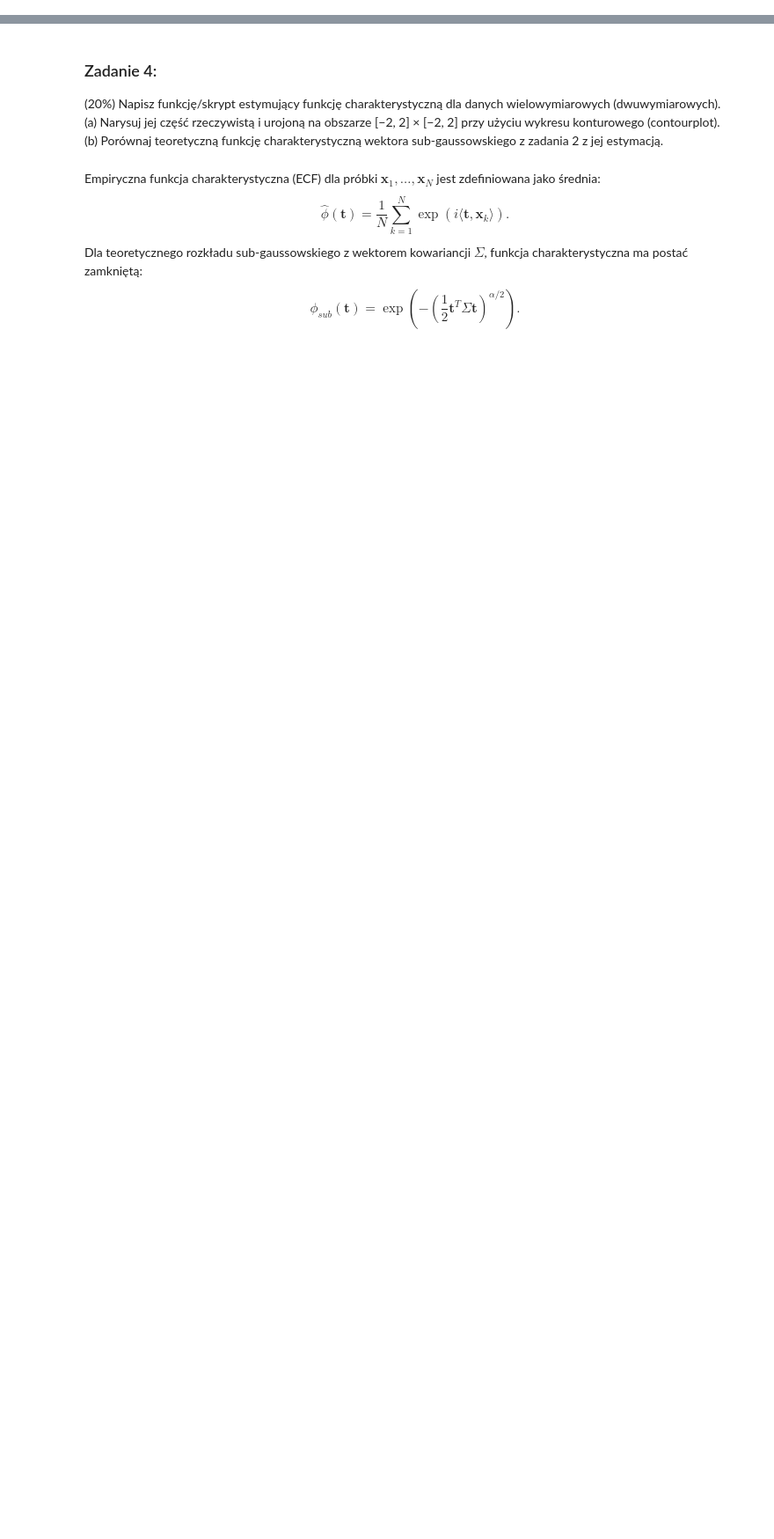
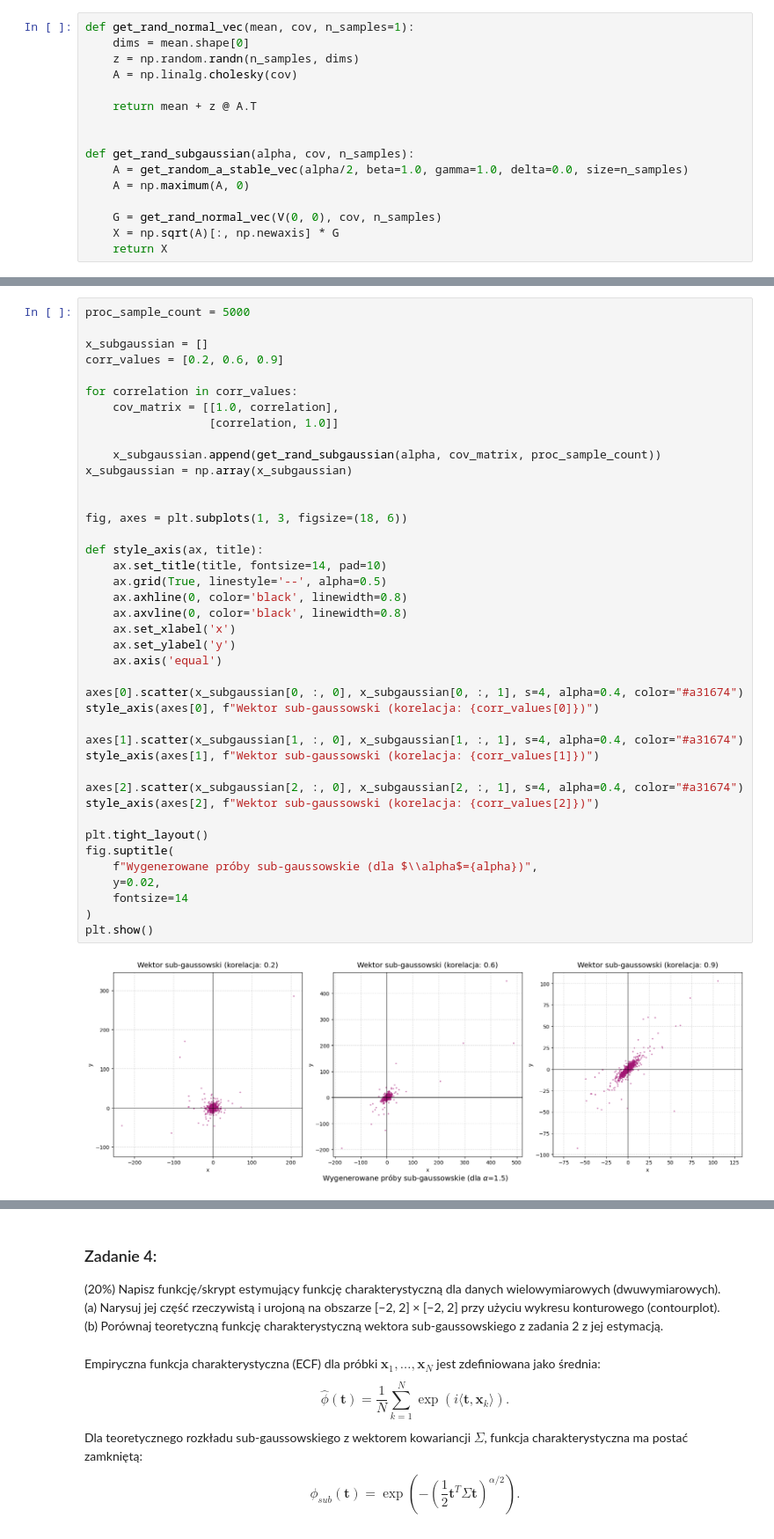
Before and after one commit to BartoszMichalak13/Raports-CSoSP, a Jupyter notebook: ksps_r2_242504_268429.ipynb, the cells around one changed output, grey strips where cells are left out. Shown at 88% size. Cells and saved outputs as stored; diff of their text form; blank space fills up the shorter version.

```diff
--- a/ksps_r2_242504_268429.ipynb
+++ b/ksps_r2_242504_268429.ipynb
@@ -76 +107,17 @@ próbkę na wykresie punktowym (scatterplot).
+# %%
+def get_rand_normal_vec(mean, cov, n_samples=1):
+    dims = mean.shape[0]
+    z = np.random.randn(n_samples, dims)
+    A = np.linalg.cholesky(cov)
+
+    return mean + z @ A.T
+
+
+def get_rand_subgaussian(alpha, cov, n_samples):
+    A = get_random_a_stable_vec(alpha/2, beta=1.0, gamma=1.0, delta=0.0, size=n_samples)
+    A = np.maximum(A, 0)
+
+    G = get_rand_normal_vec(V(0, 0), cov, n_samples)
+    X = np.sqrt(A)[:, np.newaxis] * G
+    return X
 # %% [markdown]
@@ -173,0 +130,43 @@ def estimate_spectral_measure(X, R):
+# %%
+proc_sample_count = 5000
+
+x_subgaussian = []
+corr_values = [0.2, 0.6, 0.9]
+
+for correlation in corr_values:
+    cov_matrix = [[1.0, correlation],
+                  [correlation, 1.0]]
+
+    x_subgaussian.append(get_rand_subgaussian(alpha, cov_matrix, proc_sample_count))
+x_subgaussian = np.array(x_subgaussian)
+
+
+fig, axes = plt.subplots(1, 3, figsize=(18, 6))
+
+def style_axis(ax, title):
+    ax.set_title(title, fontsize=14, pad=10)
+    ax.grid(True, linestyle='--', alpha=0.5)
+    ax.axhline(0, color='black', linewidth=0.8)
+    ax.axvline(0, color='black', linewidth=0.8)
+    ax.set_xlabel('x')
+    ax.set_ylabel('y')
+    ax.axis('equal')
+
+axes[0].scatter(x_subgaussian[0, :, 0], x_subgaussian[0, :, 1], s=4, alpha=0.4, color="#a31674")
+style_axis(axes[0], f"Wektor sub-gaussowski (korelacja: {corr_values[0]})")
+
+axes[1].scatter(x_subgaussian[1, :, 0], x_subgaussian[1, :, 1], s=4, alpha=0.4, color="#a31674")
+style_axis(axes[1], f"Wektor sub-gaussowski (korelacja: {corr_values[1]})")
+
+axes[2].scatter(x_subgaussian[2, :, 0], x_subgaussian[2, :, 1], s=4, alpha=0.4, color="#a31674")
+style_axis(axes[2], f"Wektor sub-gaussowski (korelacja: {corr_values[2]})")
+
+plt.tight_layout()
+fig.suptitle(
+    f"Wygenerowane próby sub-gaussowskie (dla $\\alpha$={alpha})",
+    y=0.02,
+    fontsize=14
+)
+plt.show()
+# %% [output]
+[figure, added]
```
Also changed, not shown: parts of 28 cells of this notebook, 1 other file.
